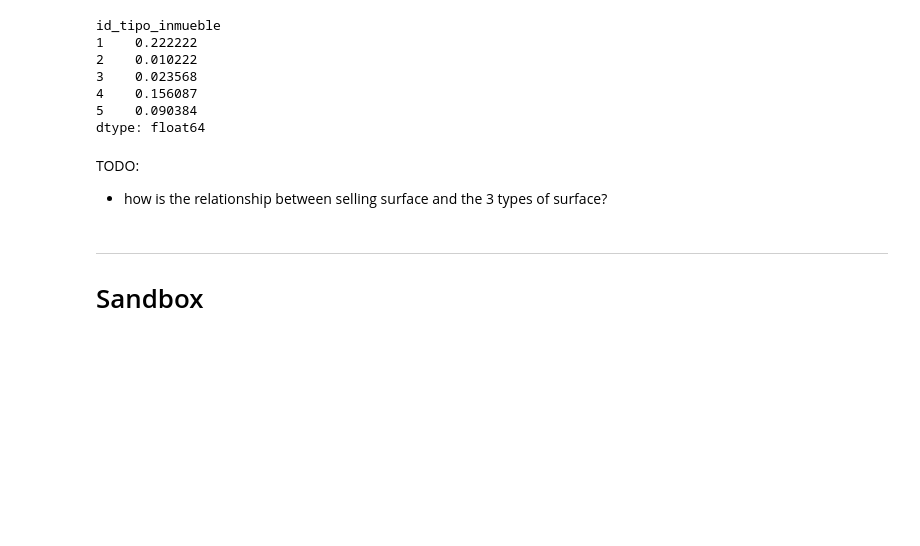
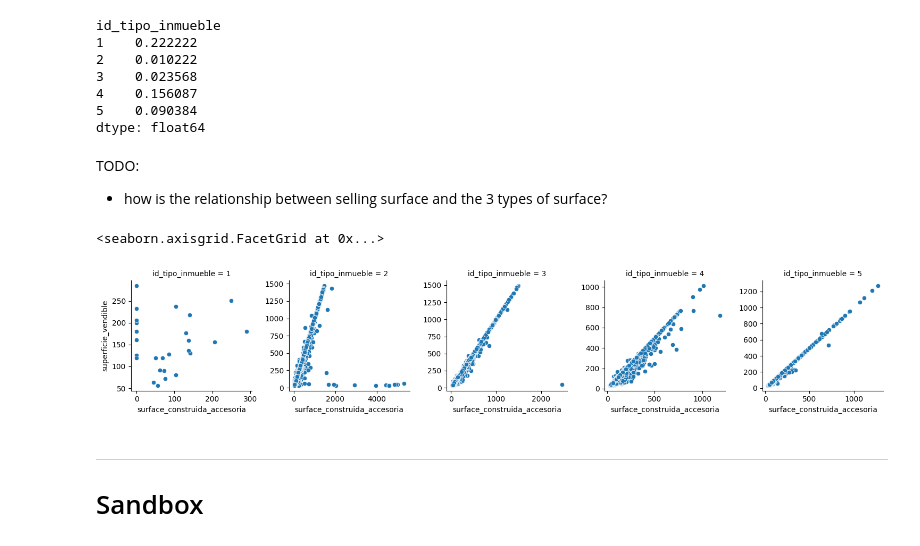
Before and after one commit to romanAVJ/mds-research-stay, a Jupyter notebook: src/P1_PRE_EDA/s1_general_eda.ipynb, the cells around one changed output. Cells and saved outputs as stored; diff of their text form; code cells hidden in the pictures; blank space fills up the shorter version.

```diff
--- a/src/P1_PRE_EDA/s1_general_eda.ipynb
+++ b/src/P1_PRE_EDA/s1_general_eda.ipynb
@@ -1045,6 +1046,32 @@ dtype: float64
 # %% [markdown]
 TODO:
 - how is the relationship between selling surface and the 3 types of surface?
+# %%
+# see case where built surface is the same as surface sold group by id_tipo_inmueble
+df_properties = (
+    df_properties
+    .assign(
+        surface_construida_accesoria=lambda x: x['superficie_construida'] + x['superficie_accesoria']
+    )
+)
+# %%
+# see relationship between superficie_vendible and same_surface_construida_accesoria
+g = sns.FacetGrid(
+    df_properties,
+    col='id_tipo_inmueble',
+    col_wrap=5,
+    sharex=False,
+    sharey=False,
+    )
+
+g.map(
+    sns.scatterplot,
+    'surface_construida_accesoria',
+    'superficie_vendible',
+    )
+# %% [output]
+<seaborn.axisgrid.FacetGrid at 0x...>
+[figure, added]
 # %% [markdown]
 ---
 # Sandbox
```
Also changed, not shown: parts of 1 cell of this notebook, 1 other file.
